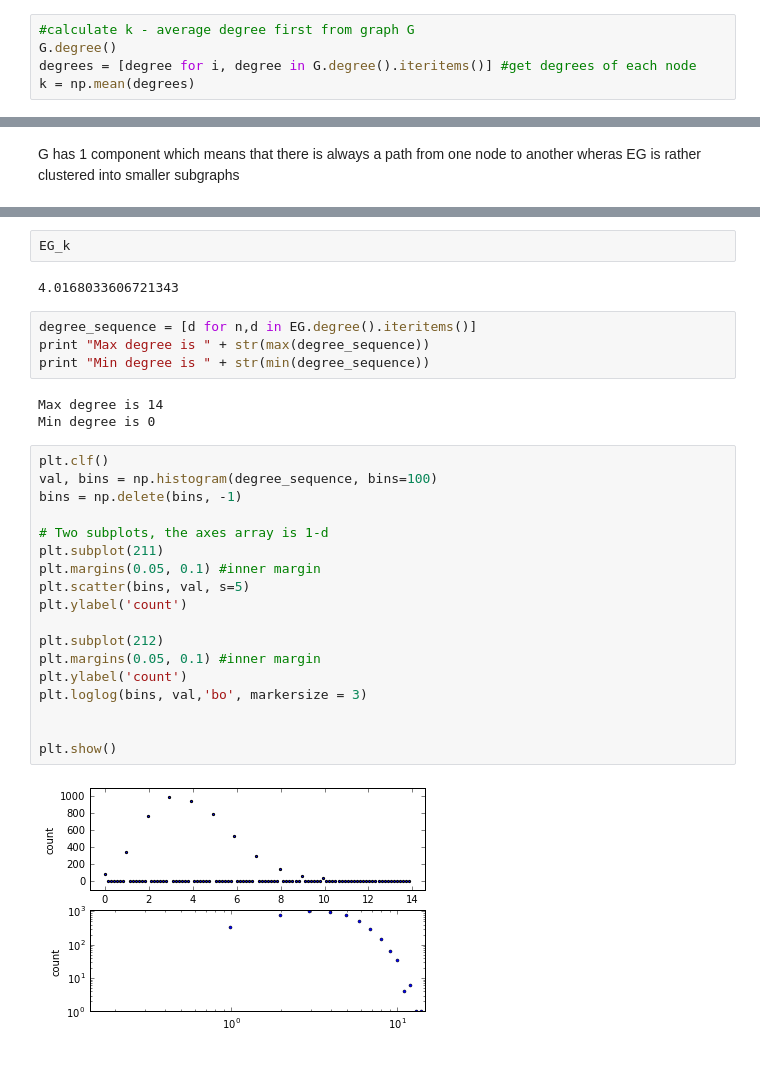
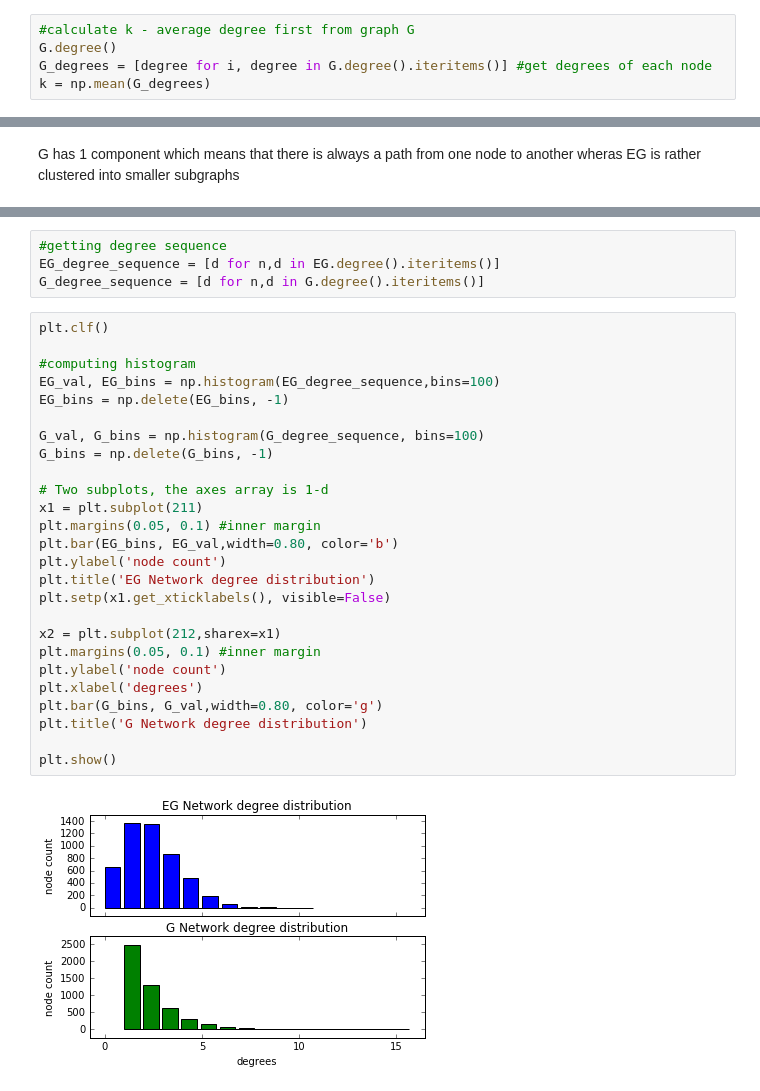
Before and after one commit to thangout/social-graphs-2016, a Jupyter notebook: Assignment1.ipynb, the cells around one changed output, grey strips where cells are left out. Cells and saved outputs as stored; diff of their text form; blank space fills up the shorter version.

```diff
--- a/Assignment1.ipynb
+++ b/Assignment1.ipynb
@@ -218,7 +218,7 @@ for i in range (2, 5000):
 # %%
 #calculate k - average degree first from graph G
 G.degree()
-degrees = [degree for i, degree in G.degree().iteritems()] #get degrees of each node
-k = np.mean(degrees)
+G_degrees = [degree for i, degree in G.degree().iteritems()] #get degrees of each node
+k = np.mean(G_degrees)
 # %%
 N = 5000
@@ -243,31 +249,32 @@ EG_k = np.mean(degrees)
-# %%
-EG_k
-# %% [output]
-4.0168033606721343
-# %%
-degree_sequence = [d for n,d in EG.degree().iteritems()]
-print "Max degree is " + str(max(degree_sequence))
-print "Min degree is " + str(min(degree_sequence))
-# %% [output]
-Max degree is 14
-Min degree is 0
+# %%
+#getting degree sequence
+EG_degree_sequence = [d for n,d in EG.degree().iteritems()]
+G_degree_sequence = [d for n,d in G.degree().iteritems()]
 # %%
 plt.clf()
-val, bins = np.histogram(degree_sequence, bins=100)
-bins = np.delete(bins, -1)
+
+#computing histogram
+EG_val, EG_bins = np.histogram(EG_degree_sequence,bins=100)
+EG_bins = np.delete(EG_bins, -1)
+
+G_val, G_bins = np.histogram(G_degree_sequence, bins=100)
+G_bins = np.delete(G_bins, -1)
 
 # Two subplots, the axes array is 1-d
-plt.subplot(211)
+x1 = plt.subplot(211)
 plt.margins(0.05, 0.1) #inner margin
-plt.scatter(bins, val, s=5)
-plt.ylabel('count')
+plt.bar(EG_bins, EG_val,width=0.80, color='b')
+plt.ylabel('node count')
+plt.title('EG Network degree distribution')
+plt.setp(x1.get_xticklabels(), visible=False)
 
-plt.subplot(212)
+x2 = plt.subplot(212,sharex=x1)
 plt.margins(0.05, 0.1) #inner margin
-plt.ylabel('count')
-plt.loglog(bins, val,'bo', markersize = 3)
-
+plt.ylabel('node count')
+plt.xlabel('degrees')
+plt.bar(G_bins, G_val,width=0.80, color='g')
+plt.title('G Network degree distribution')
 
 plt.show()
 # %% [output]
-[figure, old version]
+[figure, new version]
```
Also changed, not shown: parts of 11 cells of this notebook, 3 other files.
